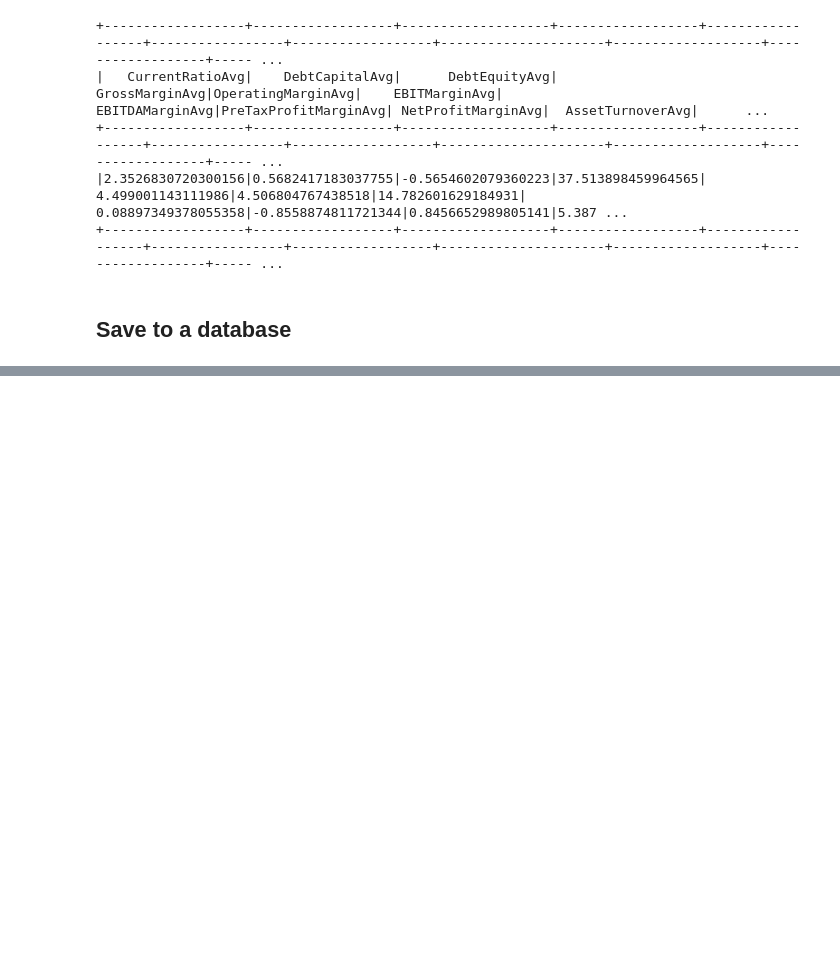
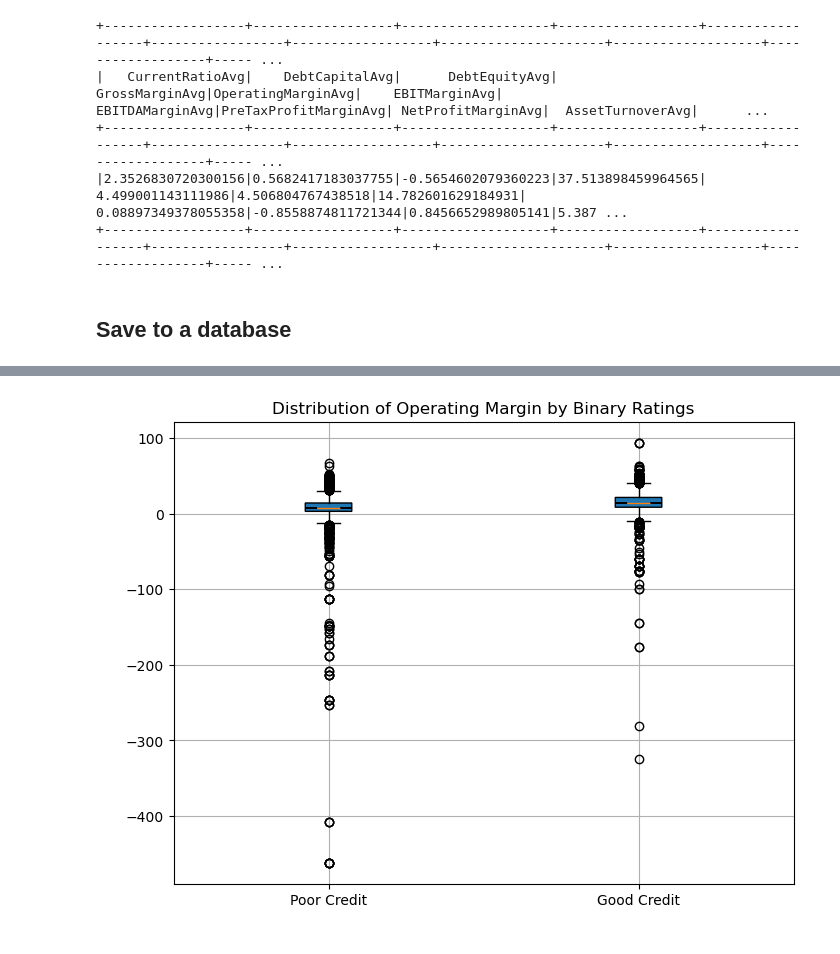
Before and after one commit to ericjjohnson2/corporate_credit_rating, a Jupyter notebook: app/data_import.ipynb, the cells around one changed output, grey strips where cells are left out. Cells and saved outputs as stored; diff of their text form; code cells hidden in the pictures; blank space fills up the shorter version.

```diff
--- a/app/data_import.ipynb
+++ b/app/data_import.ipynb
@@ -325,0 +389,13 @@ spark.sql(query).show(500)
+# %%
+plt.figure(figsize=(8, 6))
+plt.boxplot([df_rating_0['Operating Margin'], df_rating_1['Operating Margin']],
+             notch=True, vert=True, patch_artist=True, labels=['Poor Credit', 'Good Credit'])
+
+plt.xlabel(' ')
+plt.ylabel(' ')
+plt.title('Distribution of Operating Margin by Binary Ratings')
+plt.grid(True)
+
+plt.show()
+# %% [output]
+[figure, added]
```
Also changed, not shown: parts of 15 cells of this notebook, 1 other file.
